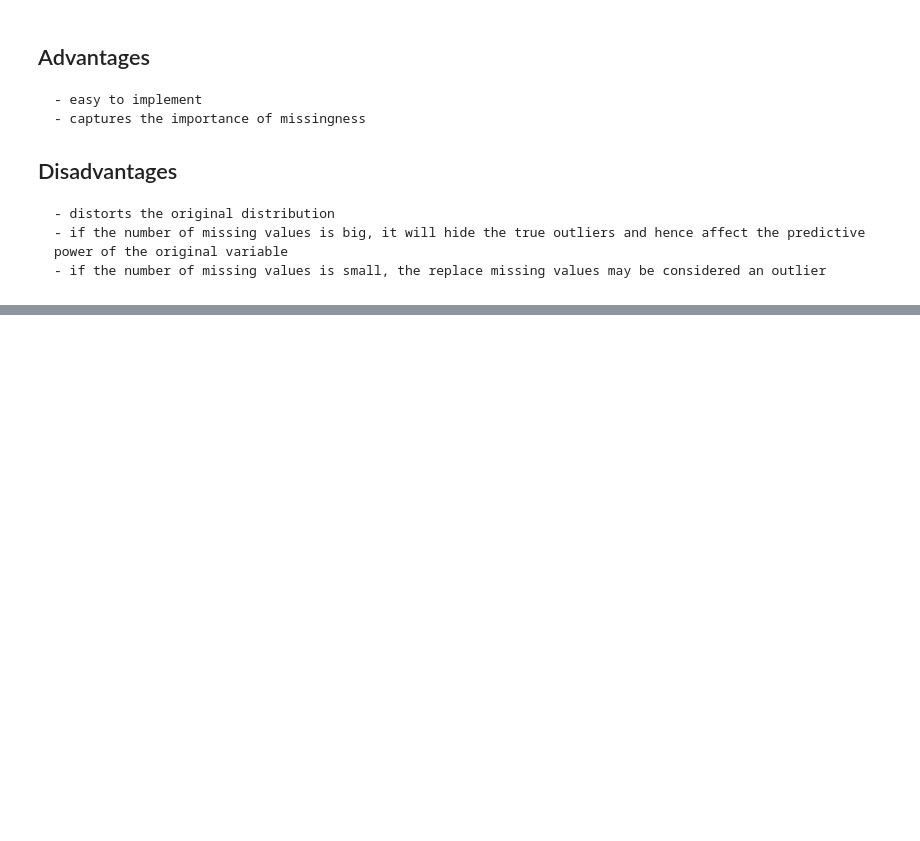
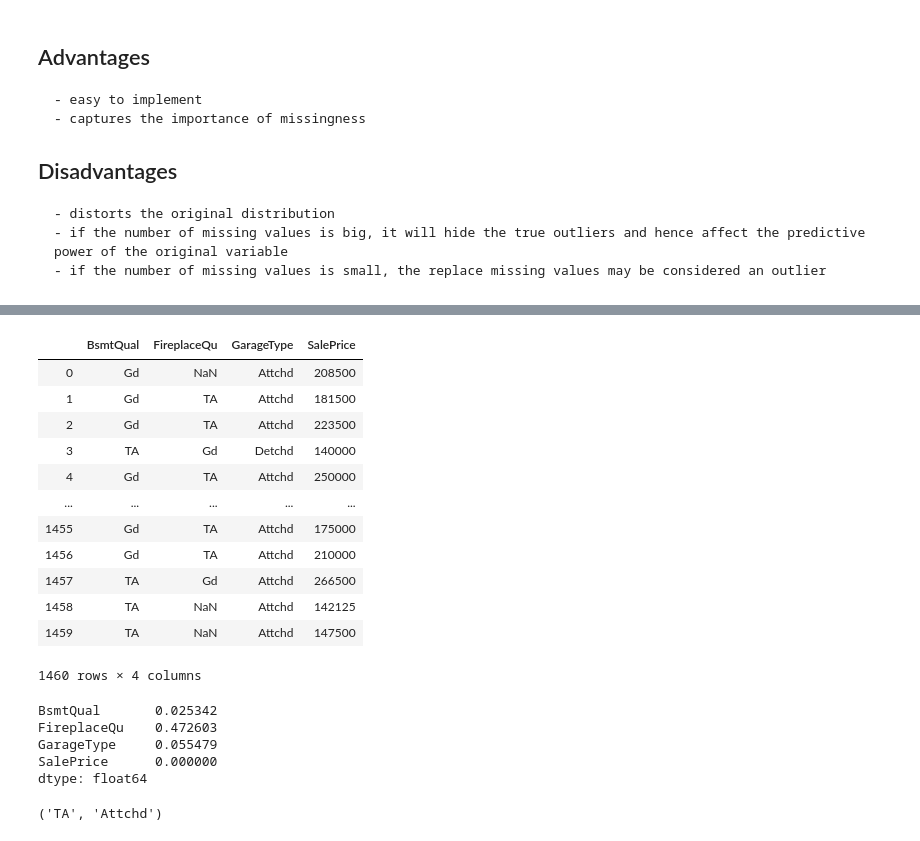
Before and after one commit to pcrespoo/keep-coding, a Jupyter notebook: Feature_Engineering_Playlist/missing_values_handling.ipynb, the cells around one changed output, grey strips where cells are left out. Cells and saved outputs as stored; diff of their text form; code cells hidden in the pictures; blank space fills up the shorter version.

```diff
--- a/Feature_Engineering_Playlist/missing_values_handling.ipynb
+++ b/Feature_Engineering_Playlist/missing_values_handling.ipynb
@@ -311,0 +368,36 @@ sns.boxplot('Age_end_distribution',data=df)
+# %%
+columns_of_interest = ['BsmtQual','FireplaceQu','GarageType','SalePrice']
+# %%
+df = df[columns_of_interest]
+# %%
+df
+# %% [output]
+|  | BsmtQual | FireplaceQu | GarageType | SalePrice |
+| 0 | Gd | NaN | Attchd | 208500 |
+| 1 | Gd | TA | Attchd | 181500 |
+| 2 | Gd | TA | Attchd | 223500 |
+| 3 | TA | Gd | Detchd | 140000 |
+| 4 | Gd | TA | Attchd | 250000 |
+| ... | ... | ... | ... | ... |
+| 1455 | Gd | TA | Attchd | 175000 |
+| 1456 | Gd | TA | Attchd | 210000 |
+| 1457 | TA | Gd | Attchd | 266500 |
+| 1458 | TA | NaN | Attchd | 142125 |
+| 1459 | TA | NaN | Attchd | 147500 |
+1460 rows × 4 columns
+# %%
+## Proportion of missing values
+## BsmtQual and GarageType are the categorical variable with less number of missing values. Hence , we can replace them with the most frequent value
+df.isnull().sum()/df.shape[0]
+# %% [output]
+BsmtQual       0.025342
+FireplaceQu    0.472603
+GarageType     0.055479
+SalePrice      0.000000
+dtype: float64
+# %%
+bsmtqual_mostfrequent = df.BsmtQual.value_counts().index[0]
+garagetype_mostfrequent = df.GarageType.value_counts().index[0]
+bsmtqual_mostfrequent, garagetype_mostfrequent
+# %% [output]
+('TA', 'Attchd')
```
Also changed, not shown: parts of 28 cells of this notebook, 4 other files.
